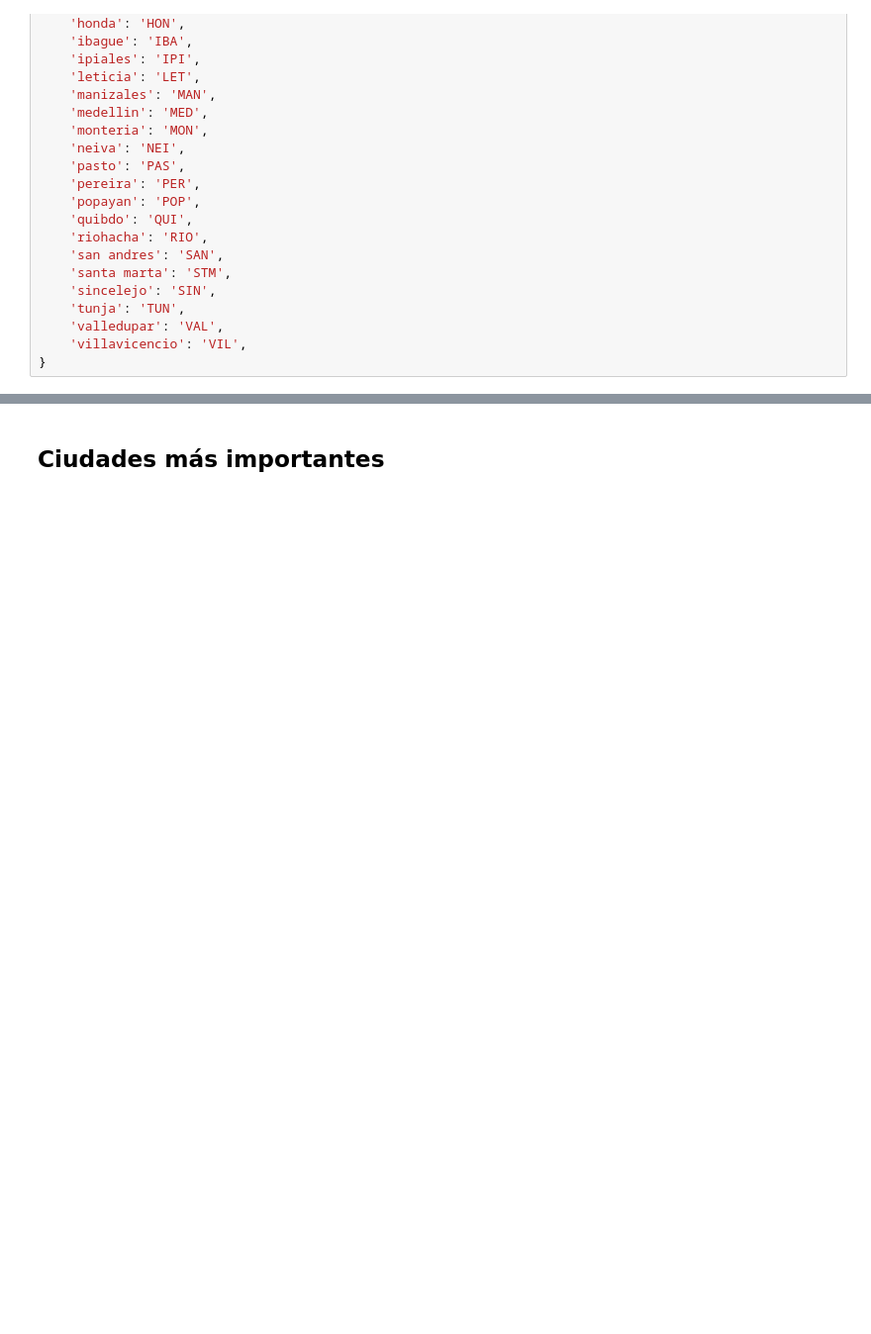
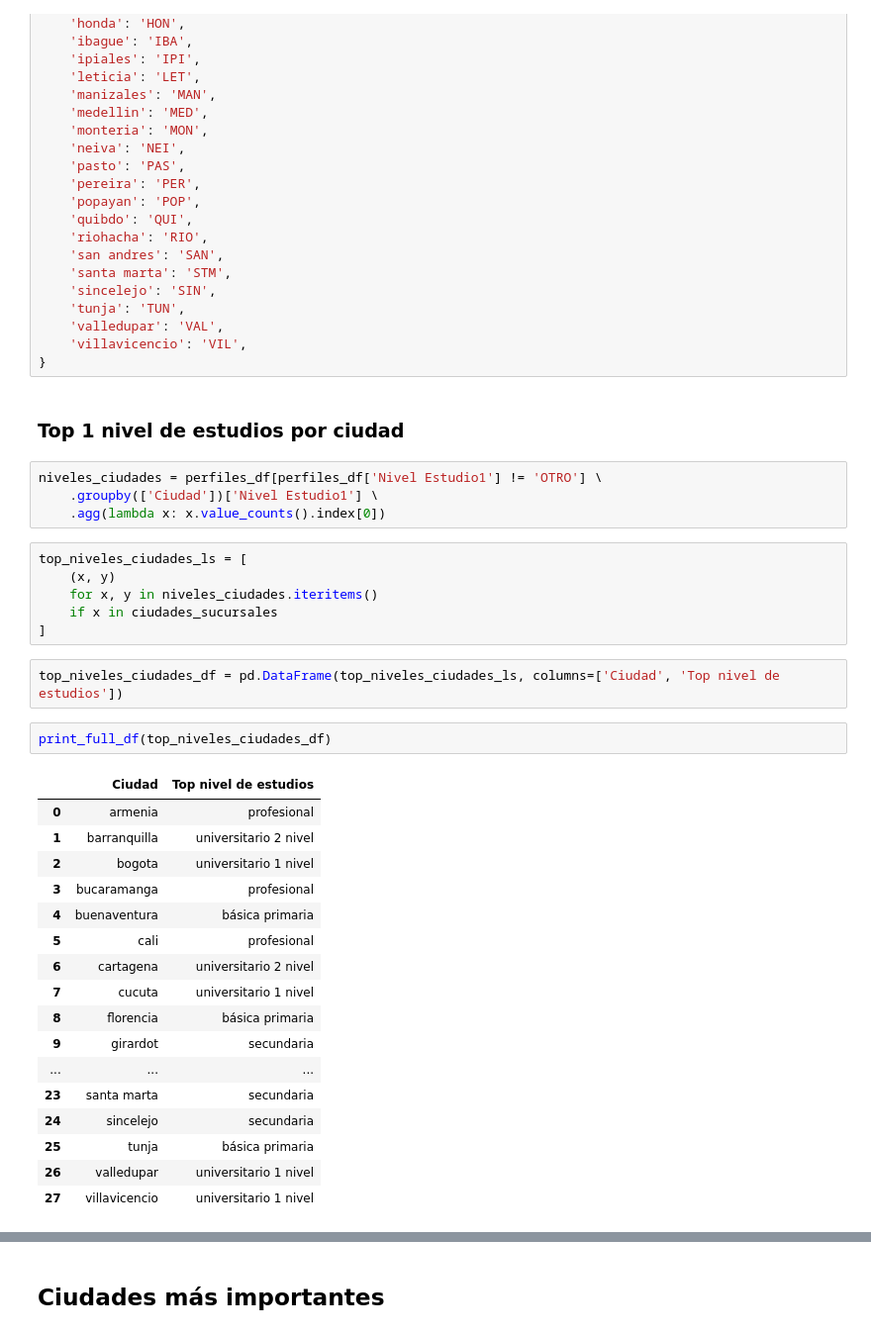
Before and after one commit to mavillard/colombia, a Jupyter notebook: perfiles_2016_9_group_by_career.ipynb, the cells around one changed output, grey strips where cells are left out. Shown at 99% size. Saved outputs shown, nothing was run; the diff lists cells and outputs as text; blank space fills up the shorter version.

```diff
--- a/perfiles_2016_9_group_by_career.ipynb
+++ b/perfiles_2016_9_group_by_career.ipynb
@@ -149,3 +149,37 @@ ciudades_sucursales = {
     'valledupar': 'VAL',
     'villavicencio': 'VIL',
 }
+# %% [markdown]
+### Top 1 nivel de estudios por ciudad
+# %%
+niveles_ciudades = perfiles_df[perfiles_df['Nivel Estudio1'] != 'OTRO'] \
+    .groupby(['Ciudad'])['Nivel Estudio1'] \
+    .agg(lambda x: x.value_counts().index[0])
+# %%
+top_niveles_ciudades_ls = [
+    (x, y)
+    for x, y in niveles_ciudades.iteritems()
+    if x in ciudades_sucursales
+]
+# %%
+top_niveles_ciudades_df = pd.DataFrame(top_niveles_ciudades_ls, columns=['Ciudad', 'Top nivel de estudios'])
+# %%
+print_full_df(top_niveles_ciudades_df)
+# %% [output]
+|  | Ciudad | Top nivel de estudios |
+| 0 | armenia | profesional |
+| 1 | barranquilla | universitario 2 nivel |
+| 2 | bogota | universitario 1 nivel |
+| 3 | bucaramanga | profesional |
+| 4 | buenaventura | básica primaria |
+| 5 | cali | profesional |
+| 6 | cartagena | universitario 2 nivel |
+| 7 | cucuta | universitario 1 nivel |
+| 8 | florencia | básica primaria |
+| 9 | girardot | secundaria |
+| ... | ... | ... |
+| 23 | santa marta | secundaria |
+| 24 | sincelejo | secundaria |
+| 25 | tunja | básica primaria |
+| 26 | valledupar | universitario 1 nivel |
+| 27 | villavicencio | universitario 1 nivel |
```
Also changed, not shown: parts of 17 cells of this notebook.
